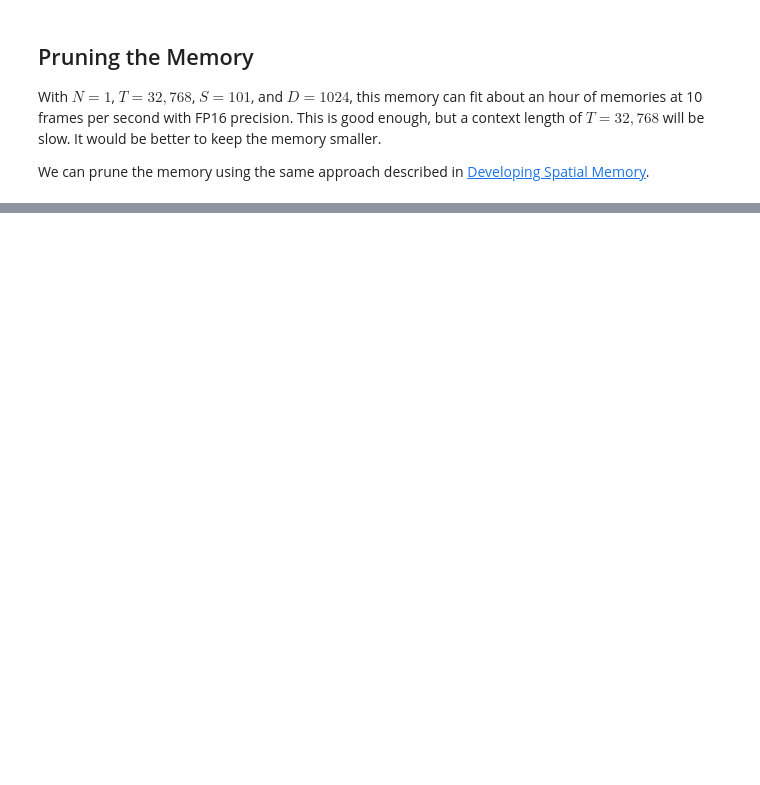
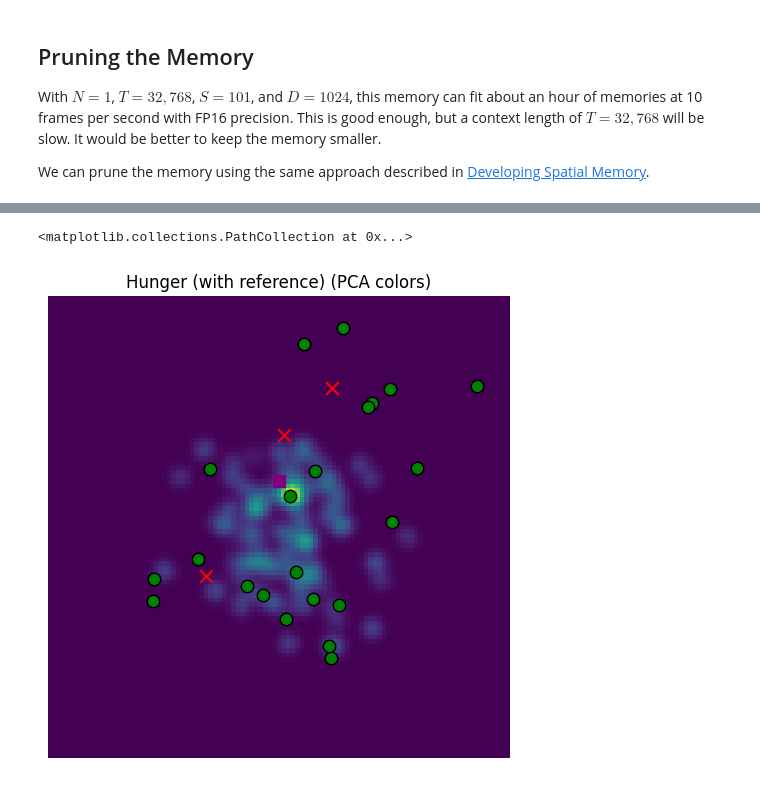
Before and after one commit to hypernicon/tree-world, a Jupyter notebook: notebook/belief-maps.ipynb, the cells around one changed output, grey strips where cells are left out. Drawn from its saved outputs; the diff is of its cells as text; code cells hidden in the pictures; blank space fills up the shorter version.

```diff
--- a/notebook/belief-maps.ipynb
+++ b/notebook/belief-maps.ipynb
@@ -879,0 +898,26 @@ So from our overall sensor grid, we pruned to 1/10 of the memory requirements.
+# %%
+sampled_beliefs_for_hunger_class = memory.sample(
+    search_key=y_hunger[None, ...],
+    reference_location=reference_location_belief,
+    reference_sharpening=5,
+    num_samples=1000,
+    temperature=5,
+    baseline=1e-5,
+    gaussian_blur=None,
+    sharpen=1.2
+).squeeze(0)
+
+sampled_beliefs_for_hunger_with_reference_overlay = make_overlay(sampled_beliefs_for_hunger_with_reference)
+
+_, fig, ax= plot_sensor_field_overlay(sampled_beliefs_for_hunger_with_reference_overlay, key="Hunger (with reference)")
+
+ax.scatter(
+    point[0],
+    point[1],
+    c="purple",
+    marker="s",
+    s=80,
+)
+# %% [output]
+<matplotlib.collections.PathCollection at 0x...>
+[figure, added]
```
Also changed, not shown: parts of 21 cells of this notebook, 1 other file.
